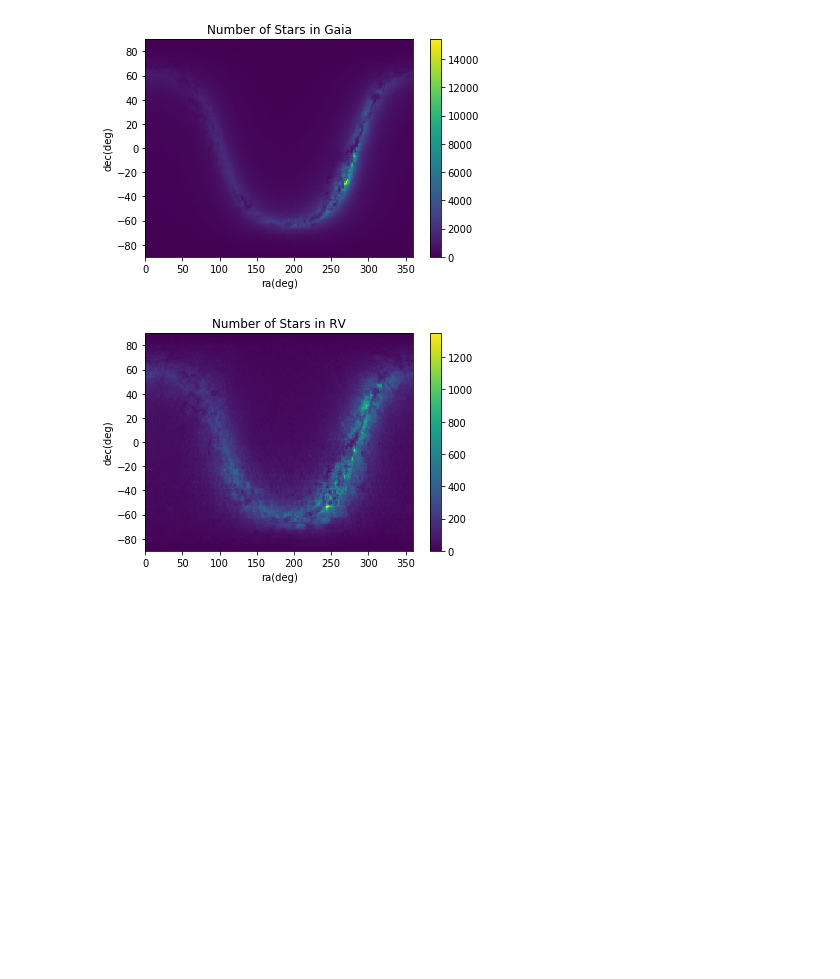
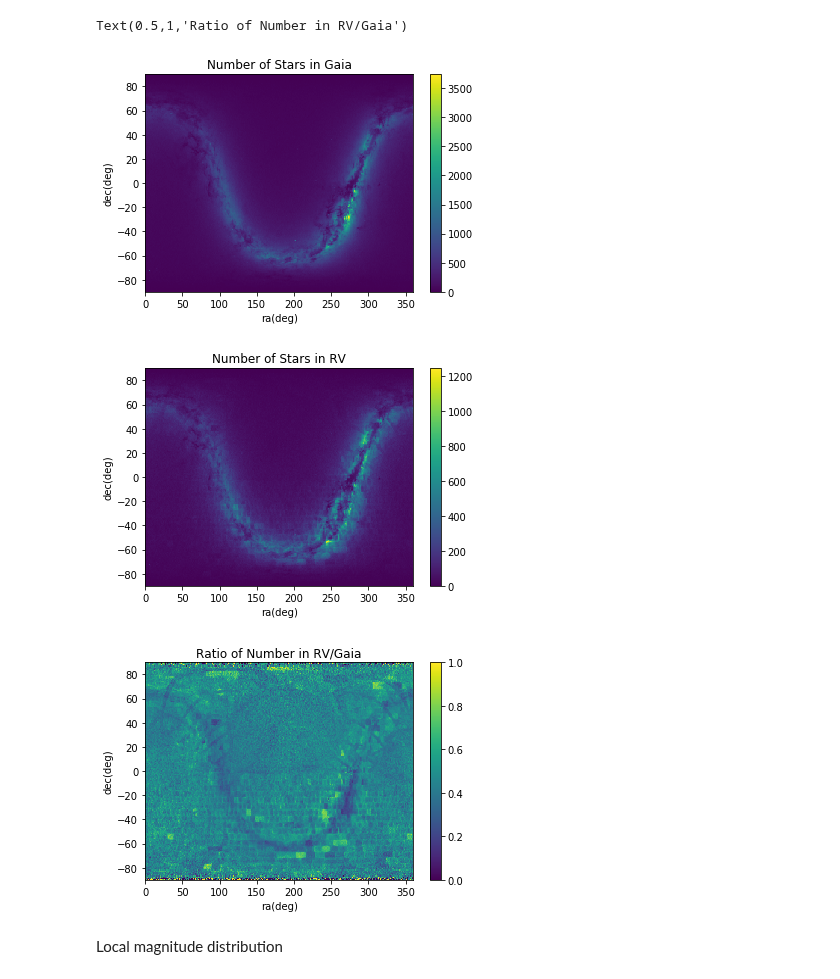
Before and after one commit to mwbub/Gaia-I3, a Jupyter notebook: Code/selection/Magnitude Distribution/Magnitude Distribution.ipynb, the cells around one changed output. Cells and saved outputs as stored; diff of their text form; code cells hidden in the pictures; blank space fills up the shorter version.

Commit message:
added global distribution for magnitude. Changed the pot bin size

```diff
--- a/Code/selection/Magnitude Distribution/Magnitude Distribution.ipynb
+++ b/Code/selection/Magnitude Distribution/Magnitude Distribution.ipynb
@@ -2,20 +2,19 @@
 import numpy as np
 import matplotlib.pyplot as plt
 from astropy.table import Table
-from matplotlib.colors import LogNorm
 
 # get data from fits file
-data_g = Table.read("gaia_data_with_magnitudes.fits")
-data_rv = Table.read("gaia_rv_with_magnitudes")
+data_g = Table.read("gaia_data_with_straight_cutoff.fits")
+data_rv = Table.read("gaia_rv_with_straight_cutoff.fits")
 
 # get distance
 distance_g = 1/data_g["parallax"] # in kpc
 distance_rv = 1/data_rv["parallax"] # in kpc
 
-# get rid of stars with negative distance and distance further than 5kpc
-mask_g = np.all(np.array([distance_g>0, distance_g<5]), axis = 0)
+# get rid of stars with negative distance
+mask_g = distance_g>0
 data_g = data_g[mask_g]
-mask_rv = np.all(np.array([distance_rv>0,distance_rv<5]), axis = 0)
+mask_rv = distance_rv>0
 data_rv = data_rv[mask_rv]
 
 # get coordinates and magnitude of both gaia and rv
@@ -57,35 +56,54 @@ histogram_rv, xedges, yedges, graph = plt.hist2d(ra_rv, dec_rv,
                                                 bins = (bin_ra, bin_dec),
                                                 range = [[ra_min, ra_max],
                                                          [dec_min, dec_max]])
 plt.colorbar()
 plt.xlabel('ra(deg)')
 plt.ylabel('dec(deg)')
 plt.title("Number of Stars in RV")
 
 # define number of stars as a function of ra and dec
 def number(ra, dec, histogram):
     ra_index = ((ra-ra_min)/ra_pixel).astype(int)-1
     dec_index = ((dec-dec_min)/dec_pixel).astype(int)-1
     if np.ndim(ra) == 1:
         result = []
         for i in range(np.size(ra_index)):
             result.append(histogram[ra_index[i]][dec_index[i]])
         return np.array(result)
     elif np.ndim(ra) == 2:
         result = []
         for i in range(np.shape(ra_index)[0]):
             row = []
             for j in range(np.shape(ra_index)[1]):
                 row.append(histogram[ra_index[i][j]][dec_index[i][j]])
             result.append(row)
         return np.array(result)
 
 # define the ratio of number density as a function of ra and dec
 def ratio(ra, dec):
     return number(ra, dec, histogram_rv)/number(ra, dec, histogram_g)
+
+# compute an array of ratio and plot
+ra_linspace = np.linspace(ra_min, ra_max, bin_ra)
+dec_linspace = np.linspace(dec_min, dec_max, bin_dec)
+ra_v, dec_v = np.meshgrid(ra_linspace, dec_linspace)
+z = ratio(ra_v, dec_v)
+# change nan to zero
+z = np.nan_to_num(z)
+plt.figure(3)
+#plt.pcolor(ra_v, dec_v, z, norm = LogNorm())
+plt.pcolor(ra_v, dec_v, z)
+plt.colorbar()
+plt.xlabel('ra(deg)')
+plt.ylabel('dec(deg)')
+plt.title("Ratio of Number in RV/Gaia")
 # %% [output]
+Text(0.5,1,'Ratio of Number in RV/Gaia')
-[figure, old version]
+[figure, new version]
-[figure, old version]
+[figure, new version]
+[figure, added]
+# %% [markdown]
+Local magnitude distribution
 # %%
 ra_0, dec_0 = input("(ra,dec) to check = ").split(',')
 ra_0 = float(ra_0)
```
Also changed, not shown: parts of 5 cells of this notebook, 24 other files.
